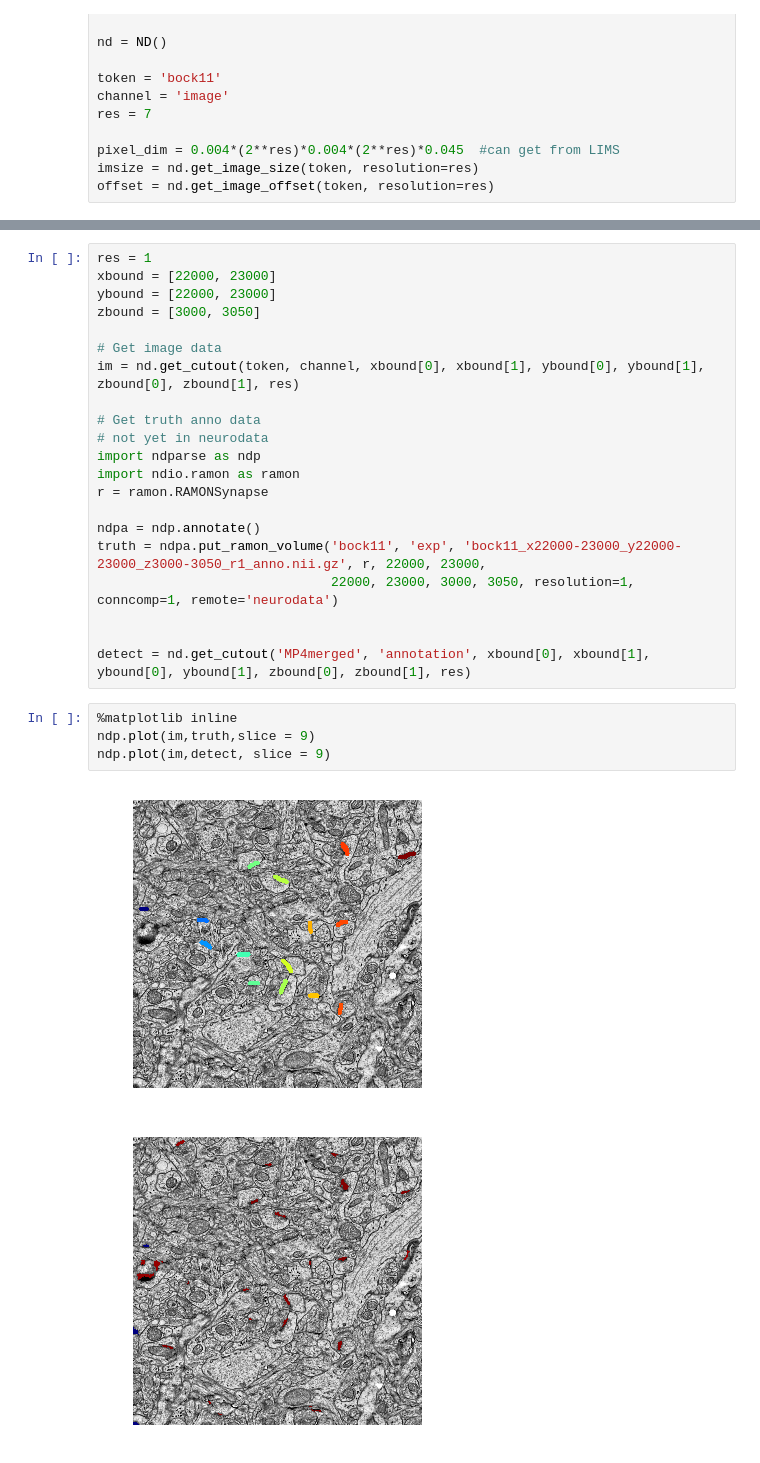
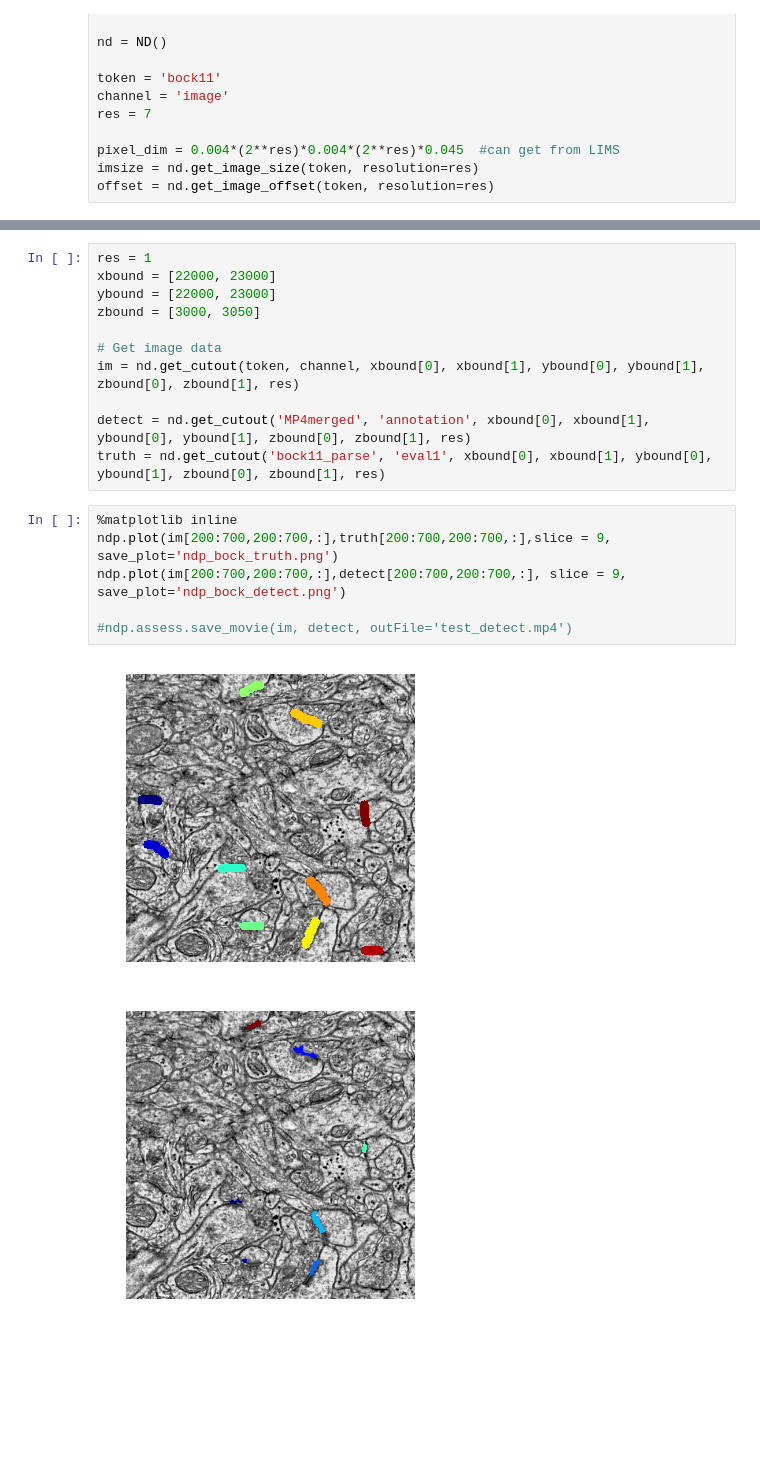
Before and after one commit to neurodata/ndparse, a Jupyter notebook: examples/bock/bock11_overview.ipynb, the cells around one changed output, grey strips where cells are left out. Cells and saved outputs as stored; diff of their text form; blank space fills up the shorter version.

```diff
--- a/examples/bock/bock11_overview.ipynb
+++ b/examples/bock/bock11_overview.ipynb
@@ -76,22 +83,14 @@ zbound = [3000, 3050]
 # Get image data
 im = nd.get_cutout(token, channel, xbound[0], xbound[1], ybound[0], ybound[1], zbound[0], zbound[1], res)
 
-# Get truth anno data
-# not yet in neurodata
-import ndparse as ndp
-import ndio.ramon as ramon
-r = ramon.RAMONSynapse
-
-ndpa = ndp.annotate()
-truth = ndpa.put_ramon_volume('bock11', 'exp', 'bock11_x22000-23000_y22000-23000_z3000-3050_r1_anno.nii.gz', r, 22000, 23000,
-                              22000, 23000, 3000, 3050, resolution=1, conncomp=1, remote='neurodata')
-
-
 detect = nd.get_cutout('MP4merged', 'annotation', xbound[0], xbound[1], ybound[0], ybound[1], zbound[0], zbound[1], res)
+truth = nd.get_cutout('bock11_parse', 'eval1', xbound[0], xbound[1], ybound[0], ybound[1], zbound[0], zbound[1], res)
 # %%
 %matplotlib inline
-ndp.plot(im,truth,slice = 9)
-ndp.plot(im,detect, slice = 9)
+ndp.plot(im[200:700,200:700,:],truth[200:700,200:700,:],slice = 9, save_plot='ndp_bock_truth.png')
+ndp.plot(im[200:700,200:700,:],detect[200:700,200:700,:], slice = 9, save_plot='ndp_bock_detect.png')
+
+#ndp.assess.save_movie(im, detect, outFile='test_detect.mp4')
 # %% [output]
-[figure, old version]
+[figure, new version]
-[figure, old version]
+[figure, new version]
```
Also changed, not shown: parts of 9 cells of this notebook, 6 other files.
